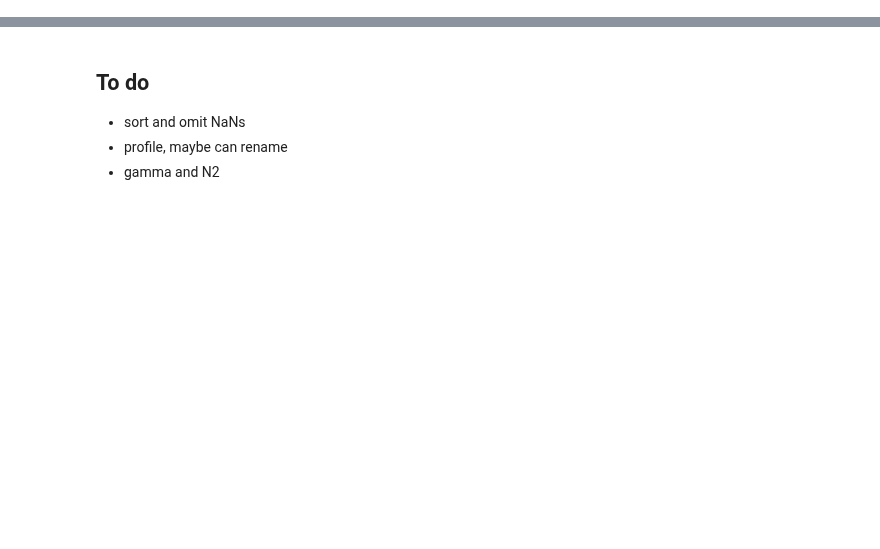
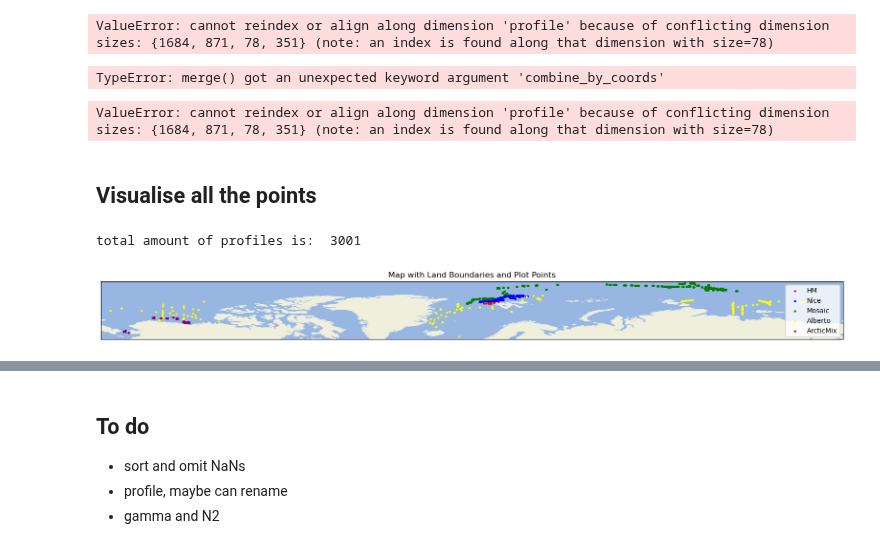
Before and after one commit to lisanneblok/ArcticTurbulence, a Jupyter notebook: data_exploration/load_ds.ipynb, the cells around one changed output, grey strips where cells are left out. Drawn from its saved outputs; the diff is of its cells as text; code cells hidden in the pictures; blank space fills up the shorter version.

Commit message:
try combine datasets

```diff
--- a/data_exploration/load_ds.ipynb
+++ b/data_exploration/load_ds.ipynb
@@ -129,0 +219,21 @@ df
+# %%
+# Define the new profile indices for each dataset
+alberto_profiles = np.arange(len(alberto_ds.profile))
+mosaic_profiles = np.arange(len(alberto_ds.profile), len(alberto_ds.profile) + len(mosaic_ds.profile))
+HM_profiles = np.arange(len(alberto_ds.profile) + len(mosaic_ds.profile), len(alberto_ds.profile) + len(mosaic_ds.profile) + len(HM_ds.profile))
+arctic_profiles = np.arange(len(alberto_ds.profile) + len(mosaic_ds.profile) + len(HM_ds.profile), len(alberto_ds.profile) + len(mosaic_ds.profile) + len(HM_ds.profile) + len(arctic_ds.profile))
+
+# Rename the profile dimension to a new name for each dataset
+alberto_ds = alberto_ds.rename(profile='alberto_profile')
+mosaic_ds = mosaic_ds.rename(profile='mosaic_profile')
+HM_ds = HM_ds.rename(profile='HM_profile')
+arctic_ds = arctic_ds.rename(profile='arctic_profile')
+
+# Reindex each dataset along the new profile dimension
+alberto_ds = alberto_ds.reindex(alberto_profile=alberto_profiles)
+mosaic_ds = mosaic_ds.reindex(mosaic_profile=mosaic_profiles)
+HM_ds = HM_ds.reindex(HM_profile=HM_profiles)
+arctic_ds = arctic_ds.reindex(arctic_profile=arctic_profiles)
+
+# Concatenate the datasets along the new profile dimension
+ds_combined = xr.concat([alberto_ds, mosaic_ds, HM_ds, arctic_ds], dim='depth')
@@ -129,0 +306,3 @@ df
+# %%
+arctic_ds = arctic_ds.drop_dims('single')
+arctic_ds
@@ -129,0 +319,38 @@ df
+# %%
+ds_combined = xr.concat([alberto_ds, mosaic_ds, HM_ds, arctic_ds], dim='experiment')
+# %% [output]
+ValueError: cannot reindex or align along dimension 'profile' because of conflicting dimension sizes: {1684, 871, 78, 351} (note: an index is found along that dimension with size=78)
+# %%
+ds_combined = xr.merge([nice_ds, alberto_ds, mosaic_ds, HM_ds, arctic_ds], combine_by_coords='drop_conflicts')
+# %% [output]
+TypeError: merge() got an unexpected keyword argument 'combine_by_coords'
+# %%
+ds_combined = xr.concat([nice_ds, alberto_ds, mosaic_ds, HM_ds, arctic_ds], dim = "depth")
+# %% [output]
+ValueError: cannot reindex or align along dimension 'profile' because of conflicting dimension sizes: {1684, 871, 78, 351} (note: an index is found along that dimension with size=78)
+# %%
+nice_ds = nice_ds.drop(["time", "LATITUDE", "LONGITUDE"])
+# %% [markdown]
+## Visualise all the points
+# %%
+total_profiles = len(HM_ds["longitude"]) + len(nice_ds["longtiude"]) + len(mosaic_ds["longitude"]) + len(alberto_ds["longitude"]) + len(arctic_ds["longitude"])
+print("total amount of profiles is: ", total_profiles)
+fig = plt.figure(figsize=(20, 20))
+ax = fig.add_subplot(1, 1, 1, projection=ccrs.PlateCarree())
+ax.scatter(HM_ds["longitude"], HM_ds["latitude"], transform=ccrs.PlateCarree(), color='red', s=5, label = "HM")
+ax.scatter(nice_ds["longtiude"], nice_ds["latitude"], transform=ccrs.PlateCarree(), color='blue', s=5, label = "Nice")
+ax.scatter(mosaic_ds["longitude"], mosaic_ds["latitude"], transform=ccrs.PlateCarree(), color='green', s=5, label = "Mosaic")
+ax.scatter(alberto_ds["longitude"], alberto_ds["latitude"], transform=ccrs.PlateCarree(), color='yellow', s=5, label = "Alberto")
+ax.scatter(arctic_ds["longitude"], arctic_ds["latitude"], transform=ccrs.PlateCarree(), color='purple', s=5, label = "ArcticMix")
+
+# Add land, ocean, and borders
+ax.add_feature(cfeature.LAND.with_scale('50m'))
+ax.add_feature(cfeature.OCEAN.with_scale('50m'))
+
+#ax.set_extent([-180, 180, -90, 90], crs=ccrs.PlateCarree())
+ax.set_title("Map with Land Boundaries and Plot Points")
+ax.legend()
+plt.show()
+# %% [output]
+total amount of profiles is:  3001
+[figure, added]
```
Also changed, not shown: parts of 71 cells of this notebook.
